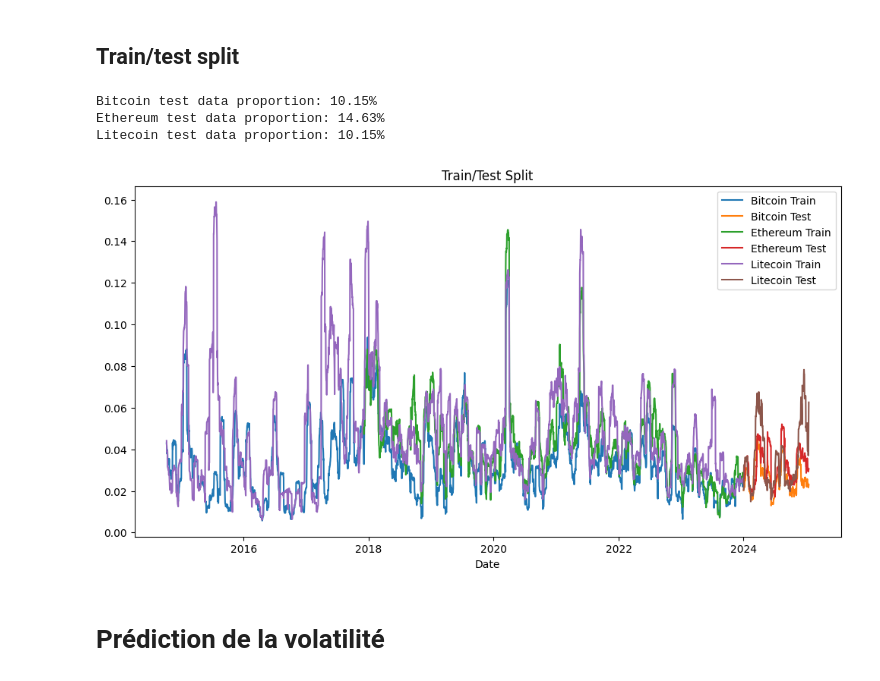
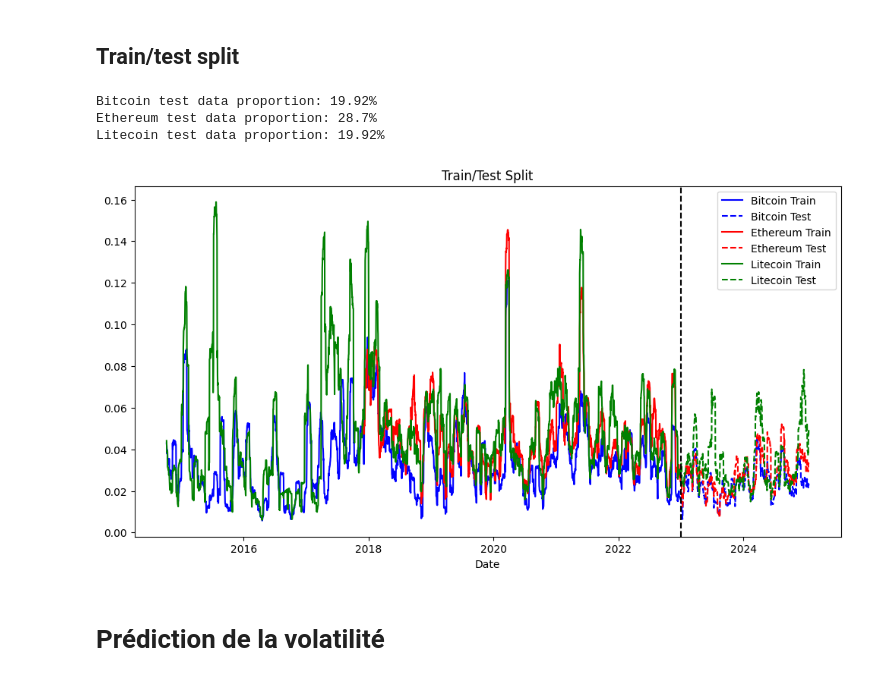
Before and after one commit to emmaebrl/crypto-volatility-lab, a Jupyter notebook: sandbox/all_currencies.ipynb, the cells around one changed output. Cells and saved outputs as stored; diff of their text form; code cells hidden in the pictures.

```diff
--- a/sandbox/all_currencies.ipynb
+++ b/sandbox/all_currencies.ipynb
@@ -7,6 +7,6 @@ from crypto_volatility_lab.modeling import LSTMGRUPipeline
 # %%
 currency_list = ['BTC-USD', 'ETH-USD', 'LTC-USD']
-test_start_date = datetime.strptime('2024-01-01', "%Y-%m-%d")
+test_start_date = datetime.strptime('2023-01-01', "%Y-%m-%d")
 # %% [markdown]
 # Récupération des données
 # %%
@@ -57,3 +57,17 @@ plt.show()
 [figure]
 # %% [markdown]
 ## Feature engineering
+# %%
+features_creator_bitcoin = FeaturesCreator(data=bitcoin_data, volatility_column_name = "Volatility", log_returns_column_name="Log Returns")
+features_creator_ethereum = FeaturesCreator(data=ethereum_data, volatility_column_name = "Volatility", log_returns_column_name="Log Returns")
+features_creator_litecoin = FeaturesCreator(data=litecoin_data, volatility_column_name = "Volatility", log_returns_column_name="Log Returns")
+
+features_creator_bitcoin.create_all_features()
+features_creator_ethereum.create_all_features()
+features_creator_litecoin.create_all_features()
+
+bitcoin_data = features_creator_bitcoin.transformed_data
+ethereum_data = features_creator_ethereum.transformed_data
+litecoin_data = features_creator_litecoin.transformed_data
+
+features = features_creator_bitcoin.features_names
@@ -78,24 +106,26 @@ print(f"Bitcoin test data proportion: {round(len(bitcoin_test_data) / len(bitcoi
 print(f"Ethereum test data proportion: {round(len(ethereum_test_data) / len(ethereum_data)*100, 2)}%")
 print(f"Litecoin test data proportion: {round(len(litecoin_test_data) / len(litecoin_data)*100, 2)}%")
 # %% [output]
-Bitcoin test data proportion: 10.15%
-Ethereum test data proportion: 14.63%
-Litecoin test data proportion: 10.15%
+Bitcoin test data proportion: 19.92%
+Ethereum test data proportion: 28.7%
+Litecoin test data proportion: 19.92%
 # %%
 fig, ax = plt.subplots(figsize=(12, 6))
-ax.plot(bitcoin_train_data["Date"], bitcoin_train_data["Volatility"], label="Bitcoin Train")
-ax.plot(bitcoin_test_data["Date"], bitcoin_test_data["Volatility"], label="Bitcoin Test")
-ax.plot(ethereum_train_data["Date"], ethereum_train_data["Volatility"], label="Ethereum Train")
-ax.plot(ethereum_test_data["Date"], ethereum_test_data["Volatility"], label="Ethereum Test")
-ax.plot(litecoin_train_data["Date"], litecoin_train_data["Volatility"], label="Litecoin Train")
-ax.plot(litecoin_test_data["Date"], litecoin_test_data["Volatility"], label="Litecoin Test")
+ax.plot(bitcoin_train_data["Date"], bitcoin_train_data["Volatility"], label="Bitcoin Train", color="blue")
+ax.plot(bitcoin_test_data["Date"], bitcoin_test_data["Volatility"], label="Bitcoin Test", color="blue", linestyle="--")
+ax.plot(ethereum_train_data["Date"], ethereum_train_data["Volatility"], label="Ethereum Train", color="red")
+ax.plot(ethereum_test_data["Date"], ethereum_test_data["Volatility"], label="Ethereum Test", color="red", linestyle="--")
+ax.plot(litecoin_train_data["Date"], litecoin_train_data["Volatility"], label="Litecoin Train", color="green")
+ax.plot(litecoin_test_data["Date"], litecoin_test_data["Volatility"], label="Litecoin Test", color="green", linestyle="--")
 ax.set_title("Train/Test Split")
 ax.set_xlabel("Date")
+ax.axvline(test_start_date, color="black", linestyle="--")
 ax.legend()
+# add a vertical line to show the split
 plt.show()
 # à améliorer
 # %% [output]
-[figure, old version]
+[figure, new version]
 # %% [markdown]
 # Prédiction de la volatilité
 # %%
```
Also changed, not shown: parts of 12 cells of this notebook, 10 other files.
